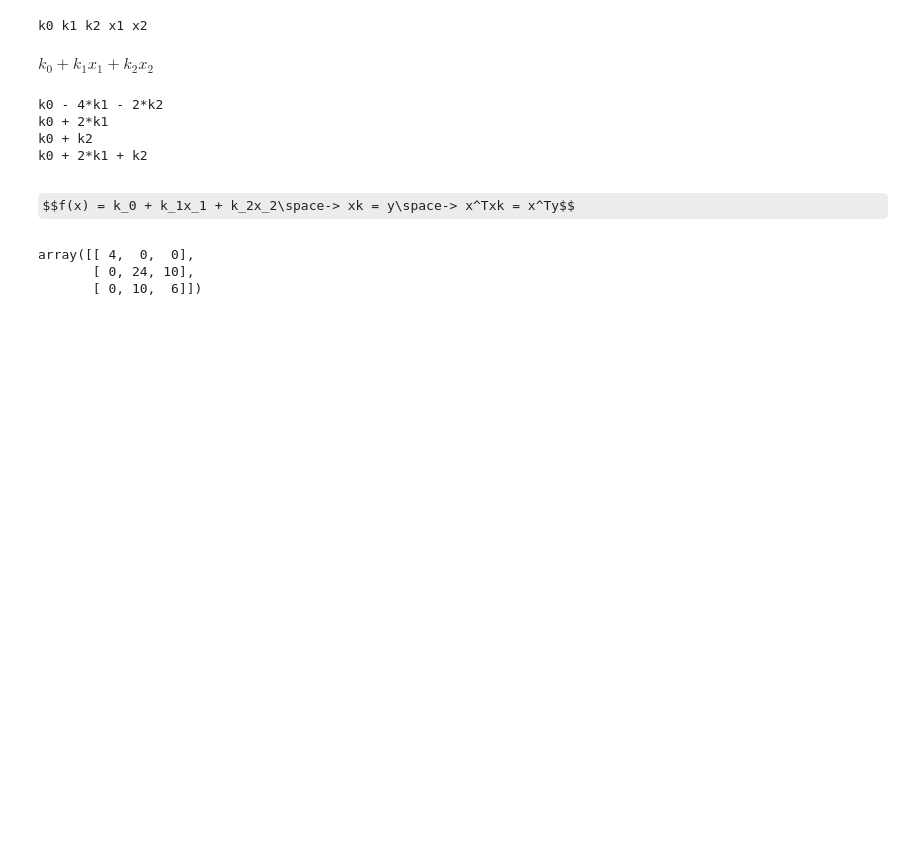
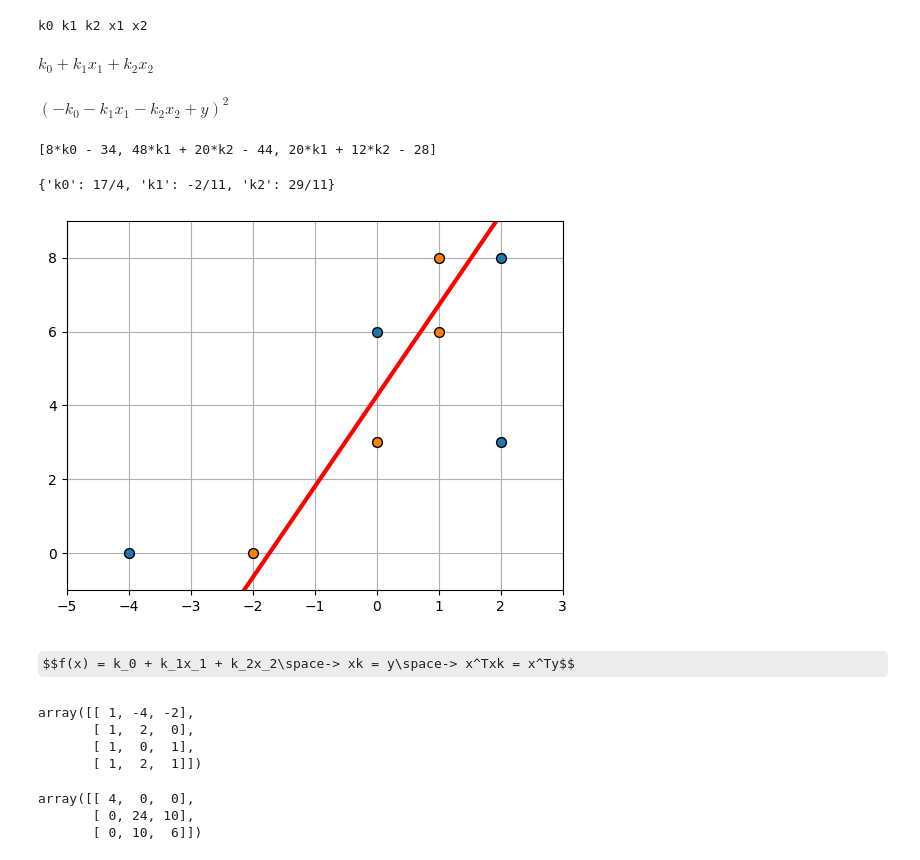
Before and after one commit to egorbeckish/Masters-program, a Jupyter notebook: 1. First Course/Semester 1/Нелинейная оптимизация/2. Октябрь/10.10.2025/Beckish control point.ipynb, the cells around one changed output. Saved outputs shown, nothing was run; the diff lists cells and outputs as text; code cells hidden in the pictures; some formulas as TeX source; blank space fills up the shorter version.

```diff
--- a/1. First Course/Semester 1/Нелинейная оптимизация/2. Октябрь/10.10.2025/Beckish control point.ipynb
+++ b/1. First Course/Semester 1/Нелинейная оптимизация/2. Октябрь/10.10.2025/Beckish control point.ipynb
@@ -42,17 +42,62 @@ f = k0 + k1 * x1 + k2 * x2
 f
 # %% [output]
 $\displaystyle k_{0} + k_{1} x_{1} + k_{2} x_{2}$
+# %%
+f_y = (y_ - f) ** 2
+f_y
+# %% [output]
+$\displaystyle \left(- k_{0} - k_{1} x_{1} - k_{2} x_{2} + y\right)^{2}$
 # %%
-for row in x:
-	row = row[1:]
-	print(f.subs(dict(zip([x1, x2], row))))
+funcs = []
+for p in [k0, k1, k2]:
+
+	total = 0
+	for i, data in enumerate(x):
+		data = np.append(data, y[i])
+		f_y_curr = f_y.subs(dict(zip([x1, x2, y_], data)))
+		total += f_y_curr.diff(p)
+
+	funcs += [total]
+
+funcs
 # %% [output]
-k0 - 4*k1 - 2*k2
-k0 + 2*k1
-k0 + k2
-k0 + 2*k1 + k2
+[8*k0 - 34, 48*k1 + 20*k2 - 44, 20*k1 + 12*k2 - 28]
+# %%
+total_solve = {str(k): v for k, v in sp.solve(funcs).items()}
+total_solve
+# %% [output]
+{'k0': 17/4, 'k1': -2/11, 'k2': 29/11}
+# %%
+def f(x, k0, k1, k2):
+	return k0 + k1 * x + k2 * x
+# %%
+x_data = np.linspace(-5, 3, 100)
+y_data = f(x_data, **total_solve,)
+# %%
+plt.scatter(x[:, 0], y, s=50, ec="black", zorder=3)
+plt.scatter(x[:, 1], y, s=50, ec="black", zorder=3)
+plt.plot(x_data, y_data, "r", lw=3)
+plt.xlim(-5, 3)
+plt.ylim(-1, 9)
+plt.grid()
+plt.show()
+# %% [output]
+[figure, added]
 # %% [markdown]
 $$f(x) = k_0 + k_1x_1 + k_2x_2\space-> xk = y\space-> x^Txk = x^Ty$$
+# %%
+x = np.array([
+	[1, -4, -2],
+	[1, 2, 0],
+	[1, 0, 1],
+	[1, 2, 1],
+])
+x
+# %% [output]
+array([[ 1, -4, -2],
+       [ 1,  2,  0],
+       [ 1,  0,  1],
+       [ 1,  2,  1]])
 # %%
 xTx = x.T @ x
 xTx
```
Also changed, not shown: parts of 3 cells of this notebook.
